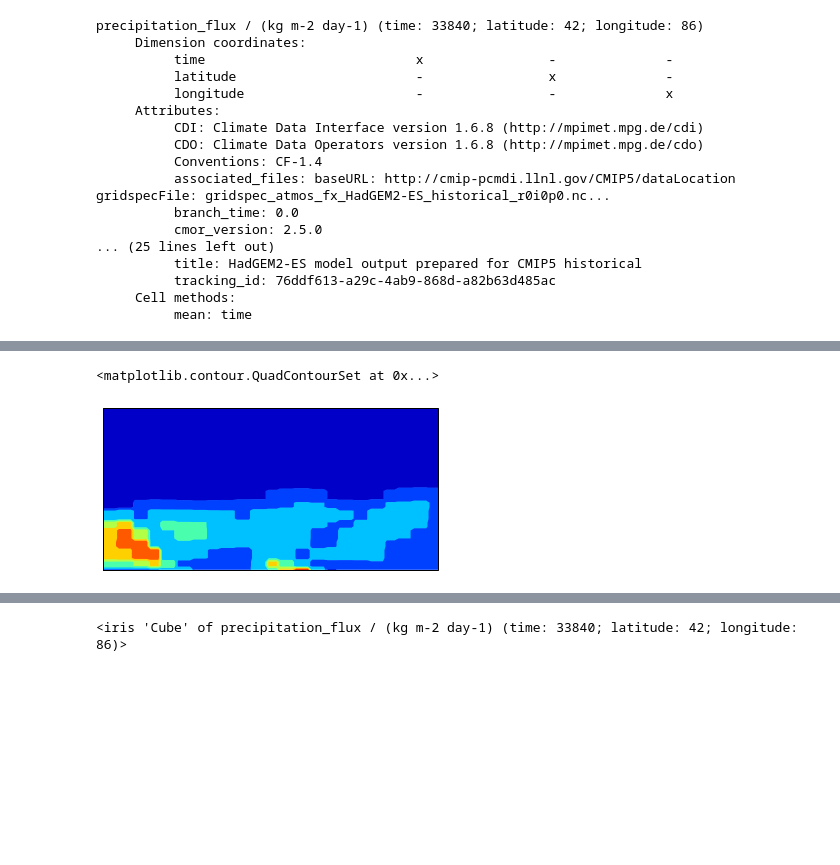
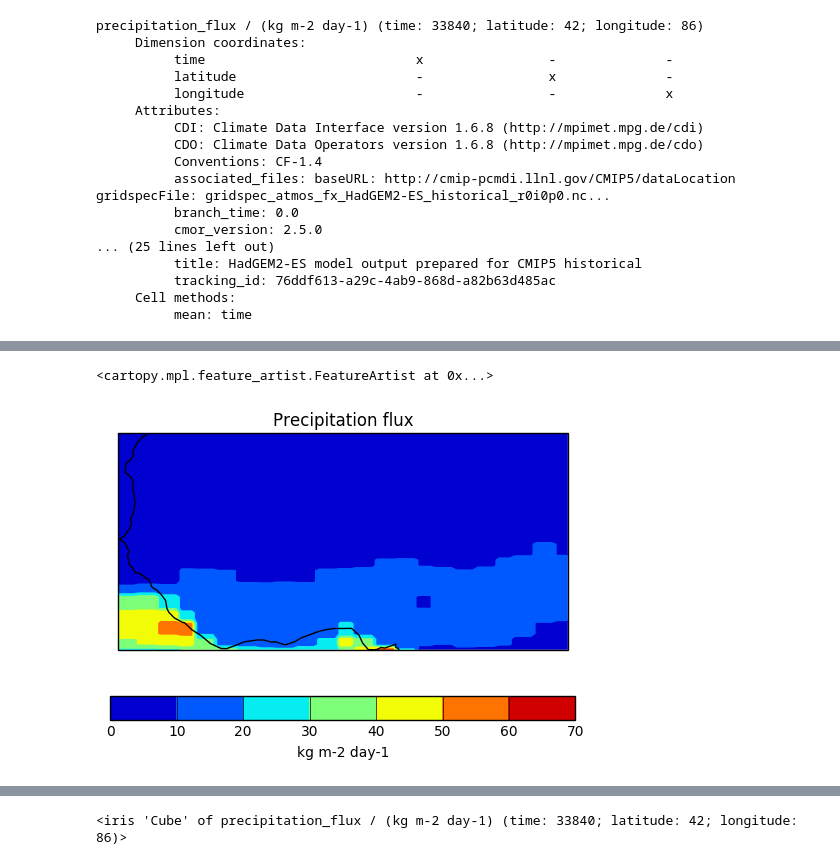
Before and after one commit to AMMA-2050/metrics_workshop, a Jupyter notebook: notebooks/homework_to_be.ipynb, the cells around one changed output, grey strips where cells are left out. Saved outputs shown, nothing was run; the diff lists cells and outputs as text; code cells hidden in the pictures; blank space fills up the shorter version.

```diff
--- a/notebooks/homework_to_be.ipynb
+++ b/notebooks/homework_to_be.ipynb
@@ -16,5 +24,5 @@ iris.FUTURE.netcdf_promote = True
 # %%
-cube = iris.load(path+file)
+cube = iris.load_cube(path+file)
 # %%
 print(cube)
 # %% [output]
@@ -25,7 +46,9 @@ WA_lon=iris.Constraint(longitude=lambda cell: -18 <= cell <= 25.0)
+# %%
+# Extract West Africa domain
+cube = cube.intersection(longitude=(-18.0, 25.0), latitude=(4.0, 25.0))
 # %%
-# Extract West Africa
-pcp = cube[0]
-pcp = pcp.extract('precipitation_flux' & WA_lat & WA_lon)
+# Make sure we have the precipitation field and convert units
+pcp = cube.extract('precipitation_flux')
 pcp.convert_units('kg m-2 day-1')
 # %%
 print(pcp)
@@ -57,2 +106,5 @@ pcp
 # %%
-perc = pcp.aggregated_by('month', iris.analysis.PERCENTILE, percent=95)
+perc = pcp.aggregated_by('month', iris.analysis.PERCENTILE, percent=[90,95])
+
+print(perc)
+print(perc.coord('percentile_over_month'))
@@ -59,5 +129,8 @@ perc = pcp.aggregated_by('month', iris.analysis.PERCENTILE, percent=95)
-# %%
-iplt.contourf(perc[7])
-# %% [output]
-<matplotlib.contour.QuadContourSet at 0x...>
-[figure, removed]
+# %%
+icon_perc = iris.Constraint(percentile_over_month=90)
+icon_mon  = iris.Constraint(month=7)
+qplt.contourf(perc.extract(icon_perc & icon_mon))
+plt.gca().coastlines()
+# %% [output]
+<cartopy.mpl.feature_artist.FeatureArtist at 0x...>
+[figure, added]
```
Also changed, not shown: parts of 12 cells of this notebook.
